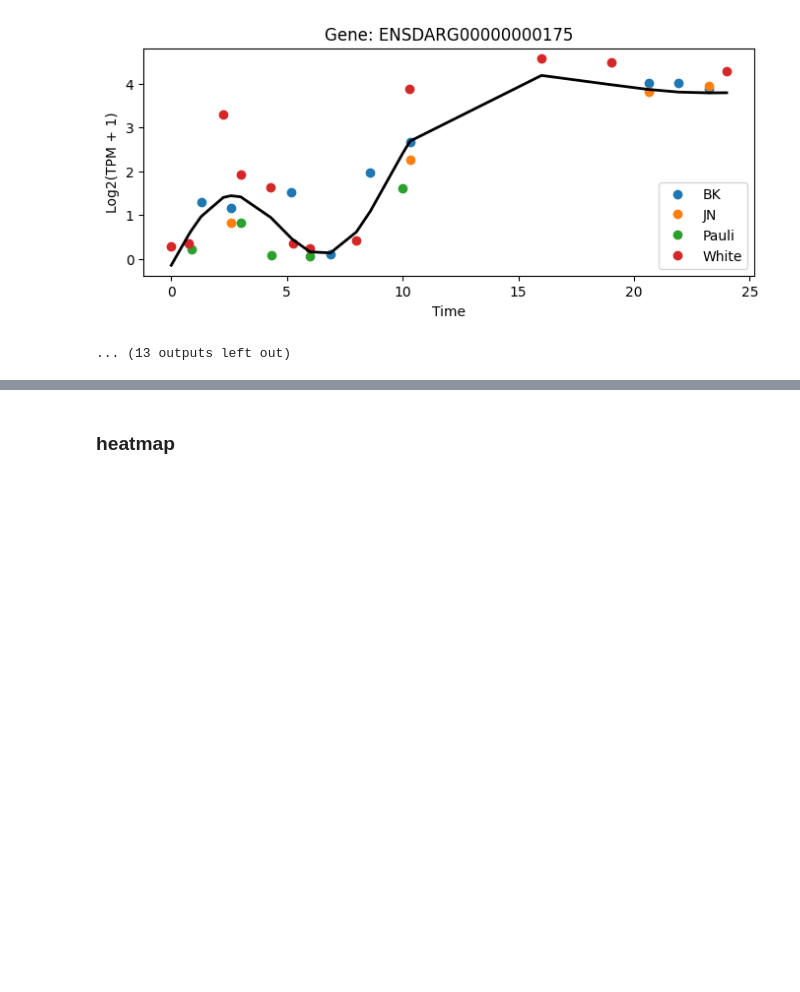
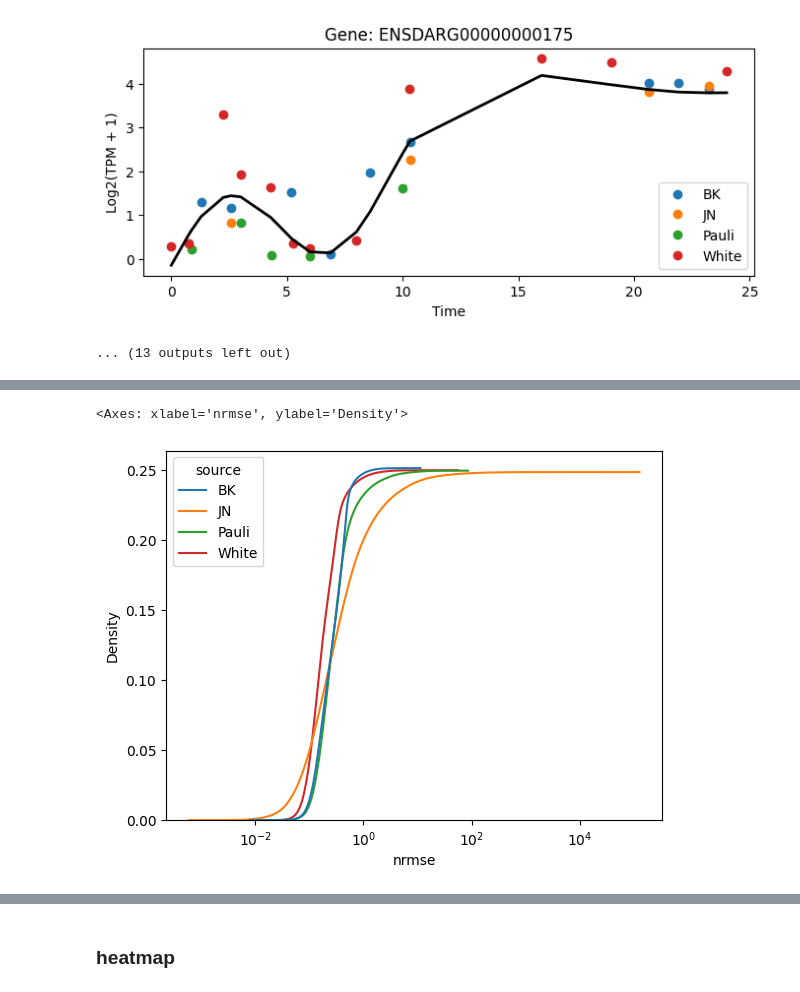
Before and after one commit to mariegrho/Expression_baseline_models, a Jupyter notebook: clustering/compare_results.ipynb, the cells around one changed output, grey strips where cells are left out. Drawn from its saved outputs; the diff is of its cells as text; code cells hidden in the pictures; blank space fills up the shorter version.

```diff
--- a/clustering/compare_results.ipynb
+++ b/clustering/compare_results.ipynb
@@ -183,0 +312,5 @@ plt.show()
+# %%
+sns.kdeplot(gof16, x="nrmse", hue="source", log_scale=True, cumulative=True)
+# %% [output]
+<Axes: xlabel='nrmse', ylabel='Density'>
+[figure, added]
```
Also changed, not shown: parts of 29 cells of this notebook, 19 other files.
